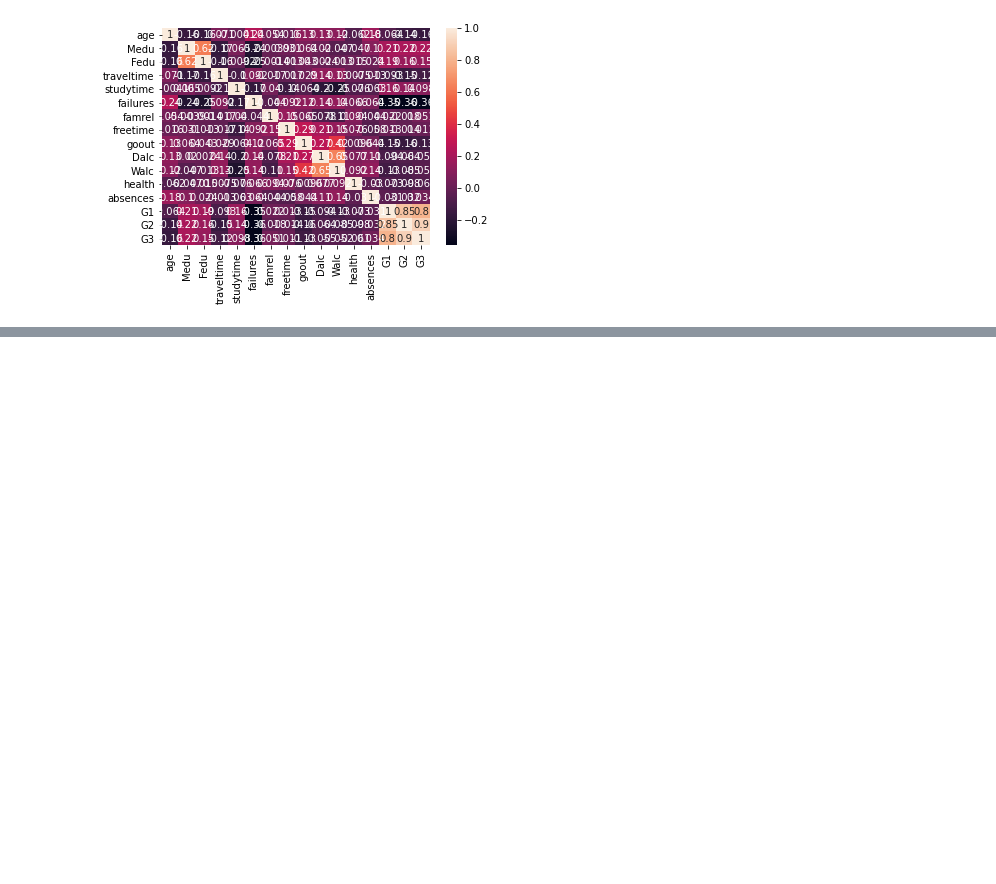
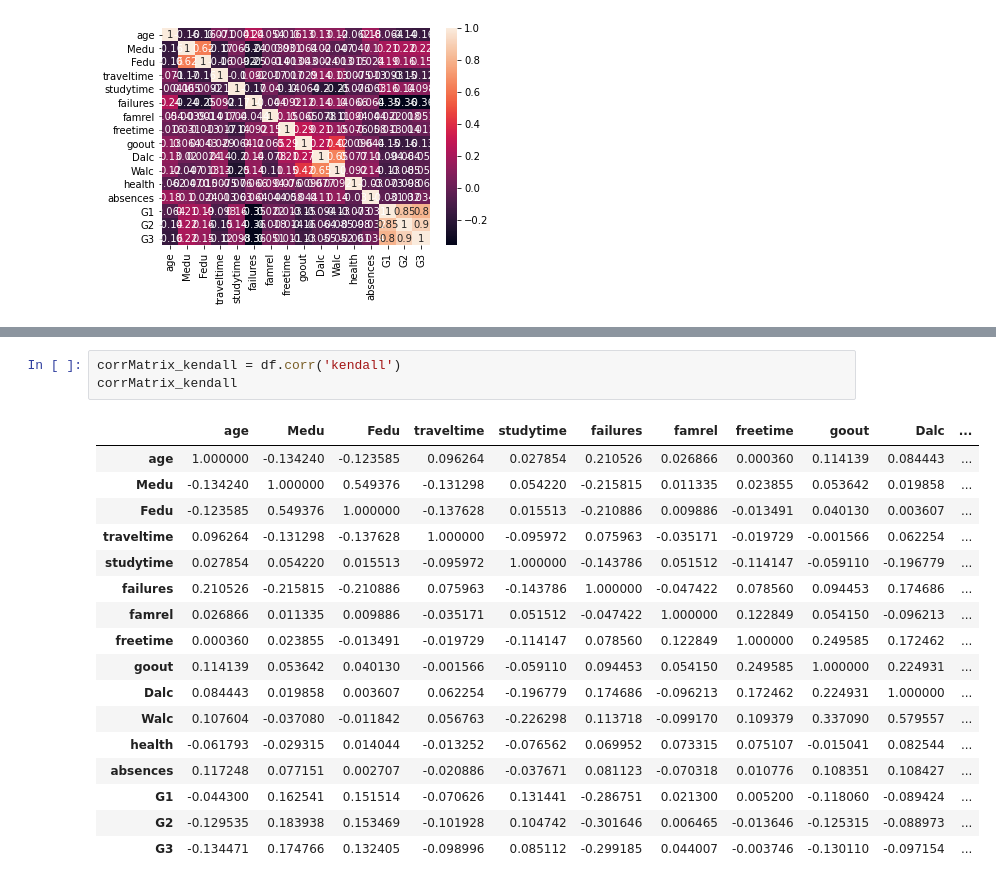
Before and after one commit to abhi12ravi/ai-education, a Jupyter notebook: correlation-matrix.ipynb, the cells around one changed output, grey strips where cells are left out. Drawn from its saved outputs; the diff is of its cells as text; blank space fills up the shorter version.

```diff
--- a/correlation-matrix.ipynb
+++ b/correlation-matrix.ipynb
@@ -50,0 +109,21 @@ plt.show()
+# %%
+corrMatrix_kendall = df.corr('kendall')
+corrMatrix_kendall
+# %% [output]
+|  | age | Medu | Fedu | traveltime | studytime | failures | famrel | freetime | goout | Dalc | ... |
+| age | 1.000000 | -0.134240 | -0.123585 | 0.096264 | 0.027854 | 0.210526 | 0.026866 | 0.000360 | 0.114139 | 0.084443 | ... |
+| Medu | -0.134240 | 1.000000 | 0.549376 | -0.131298 | 0.054220 | -0.215815 | 0.011335 | 0.023855 | 0.053642 | 0.019858 | ... |
+| Fedu | -0.123585 | 0.549376 | 1.000000 | -0.137628 | 0.015513 | -0.210886 | 0.009886 | -0.013491 | 0.040130 | 0.003607 | ... |
+| traveltime | 0.096264 | -0.131298 | -0.137628 | 1.000000 | -0.095972 | 0.075963 | -0.035171 | -0.019729 | -0.001566 | 0.062254 | ... |
+| studytime | 0.027854 | 0.054220 | 0.015513 | -0.095972 | 1.000000 | -0.143786 | 0.051512 | -0.114147 | -0.059110 | -0.196779 | ... |
+| failures | 0.210526 | -0.215815 | -0.210886 | 0.075963 | -0.143786 | 1.000000 | -0.047422 | 0.078560 | 0.094453 | 0.174686 | ... |
+| famrel | 0.026866 | 0.011335 | 0.009886 | -0.035171 | 0.051512 | -0.047422 | 1.000000 | 0.122849 | 0.054150 | -0.096213 | ... |
+| freetime | 0.000360 | 0.023855 | -0.013491 | -0.019729 | -0.114147 | 0.078560 | 0.122849 | 1.000000 | 0.249585 | 0.172462 | ... |
+| goout | 0.114139 | 0.053642 | 0.040130 | -0.001566 | -0.059110 | 0.094453 | 0.054150 | 0.249585 | 1.000000 | 0.224931 | ... |
+| Dalc | 0.084443 | 0.019858 | 0.003607 | 0.062254 | -0.196779 | 0.174686 | -0.096213 | 0.172462 | 0.224931 | 1.000000 | ... |
+| Walc | 0.107604 | -0.037080 | -0.011842 | 0.056763 | -0.226298 | 0.113718 | -0.099170 | 0.109379 | 0.337090 | 0.579557 | ... |
+| health | -0.061793 | -0.029315 | 0.014044 | -0.013252 | -0.076562 | 0.069952 | 0.073315 | 0.075107 | -0.015041 | 0.082544 | ... |
+| absences | 0.117248 | 0.077151 | 0.002707 | -0.020886 | -0.037671 | 0.081123 | -0.070318 | 0.010776 | 0.108351 | 0.108427 | ... |
+| G1 | -0.044300 | 0.162541 | 0.151514 | -0.070626 | 0.131441 | -0.286751 | 0.021300 | 0.005200 | -0.118060 | -0.089424 | ... |
+| G2 | -0.129535 | 0.183938 | 0.153469 | -0.101928 | 0.104742 | -0.301646 | 0.006465 | -0.013646 | -0.125315 | -0.088973 | ... |
+| G3 | -0.134471 | 0.174766 | 0.132405 | -0.098996 | 0.085112 | -0.299185 | 0.044007 | -0.003746 | -0.130110 | -0.097154 | ... |
```
Also changed, not shown: parts of 7 cells of this notebook.
